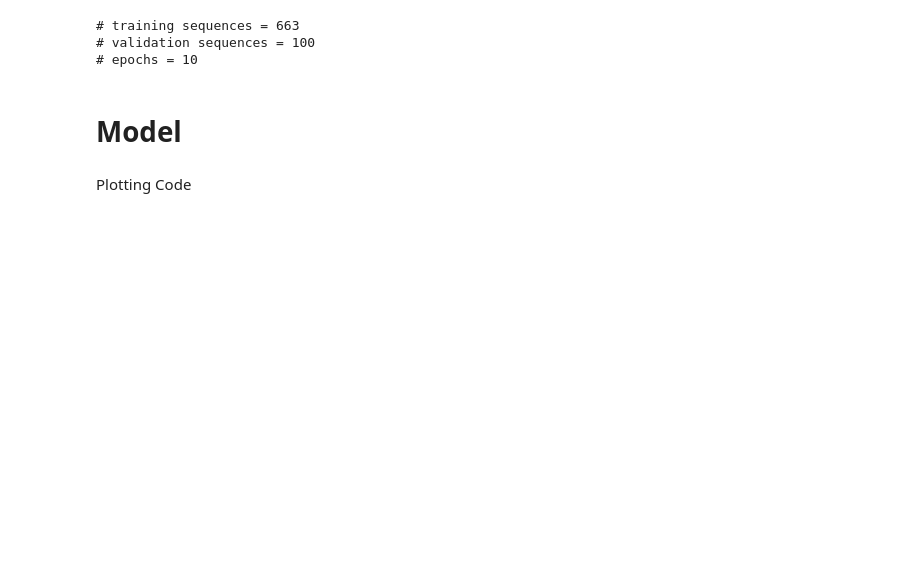
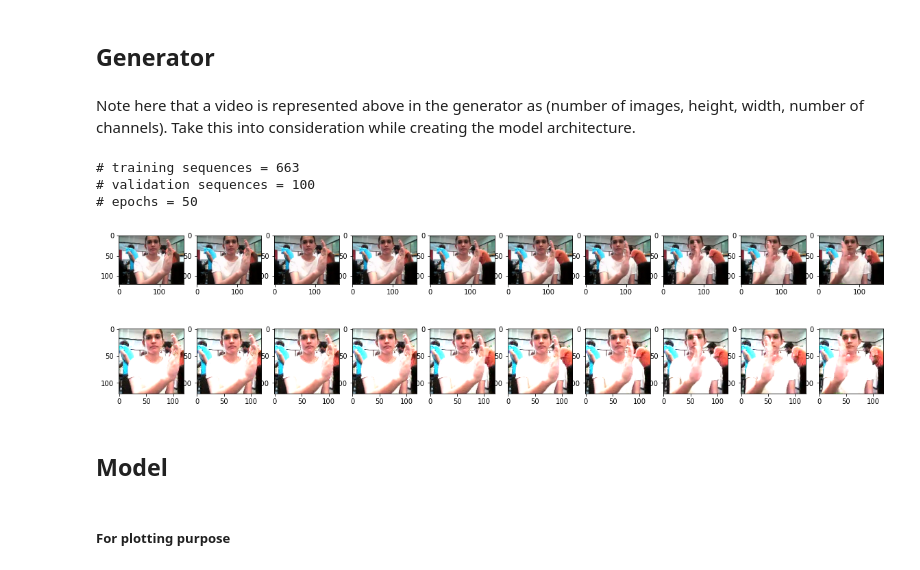
Before and after one commit to harsh1th-r/Neural-Networks-Project---Gesture-Recognition, a Jupyter notebook: Gesture_recognition.ipynb, the cells around one changed output. Saved outputs shown, nothing was run; the diff lists cells and outputs as text; code cells hidden in the pictures; blank space fills up the shorter version.

```diff
--- a/Gesture_recognition.ipynb
+++ b/Gesture_recognition.ipynb
@@ -38,4 +37,4 @@ Drive already mounted at /content/gdrive; to attempt to forcibly remount, call d
 # %%
 train_doc = np.random.permutation(open('/content/gdrive/MyDrive/Colab Notebooks/Project_data/train.csv').readlines())
 val_doc = np.random.permutation(open('/content/gdrive/MyDrive/Colab Notebooks/Project_data/val.csv').readlines())
-batch_size = 10
+batch_size = 30
@@ -49,3 +45,8 @@ nb_cols = 120   # Y dimesnion of the image
 total_frames = 30
 nb_frames = 30  # lenght of the video frames
 nb_channel = 3 # numbe rof channels in images 3 for color(RGB) and 1 for Gray
+enable_augmentation = False
+# selecting alternate frames from 7 to 26.
+seq_idx = range(7,26,2)
+# image dimensions
+dim_x, dim_y = 120, 120
@@ -217,0 +53,2 @@ def load_batch_images(source_path, folder_list, batch_num, batch_size, t,validat
+# %% [markdown]
+## Generator
@@ -218,3 +138,5 @@ def load_batch_images(source_path, folder_list, batch_num, batch_size, t,validat
+# %% [markdown]
+Note here that a video is represented above in the generator as (number of images, height, width, number of channels). Take this into consideration while creating the model architecture.
 # %%
 curr_dt_time = datetime.datetime.now()
 train_path = '/content/gdrive/MyDrive/Colab Notebooks/Project_data/train'
@@ -223,13 +145,19 @@ num_train_sequences = len(train_doc)
 print('# training sequences =', num_train_sequences)
 num_val_sequences = len(val_doc)
 print('# validation sequences =', num_val_sequences)
-num_epochs = 10
+num_epochs = 50
 print ('# epochs =', num_epochs)
 # %% [output]
 # training sequences = 663
 # validation sequences = 100
-# epochs = 10
+# epochs = 50
+# %%
+# testing generative
+test_gen = generator(train_path, train_doc, 1, is_train = True, augmention = True, debug = True)
+d = next(test_gen)[1]
+# %% [output]
+[figure, added]
 # %% [markdown]
-# Model
+## Model
 # %%
 from keras.models import Sequential, Model
@@ -240,5 +173,5 @@ from keras import optimizers
-# %% [markdown]
-Plotting Code
+# %% [markdown]
+##### For plotting purpose
 # %%
 import matplotlib.pyplot as plt
 
```
Also changed, not shown: parts of 55 cells of this notebook.
